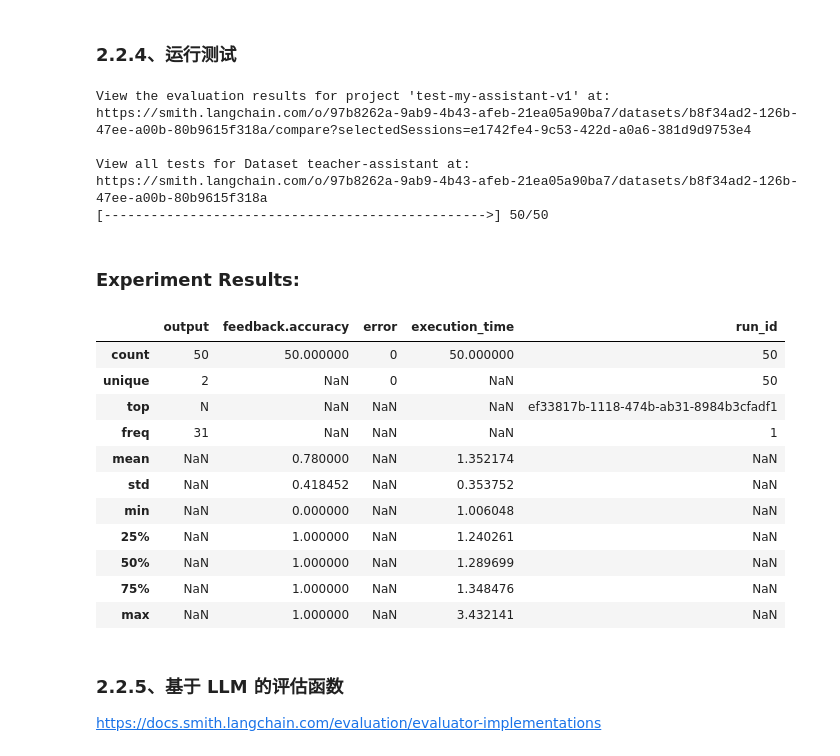
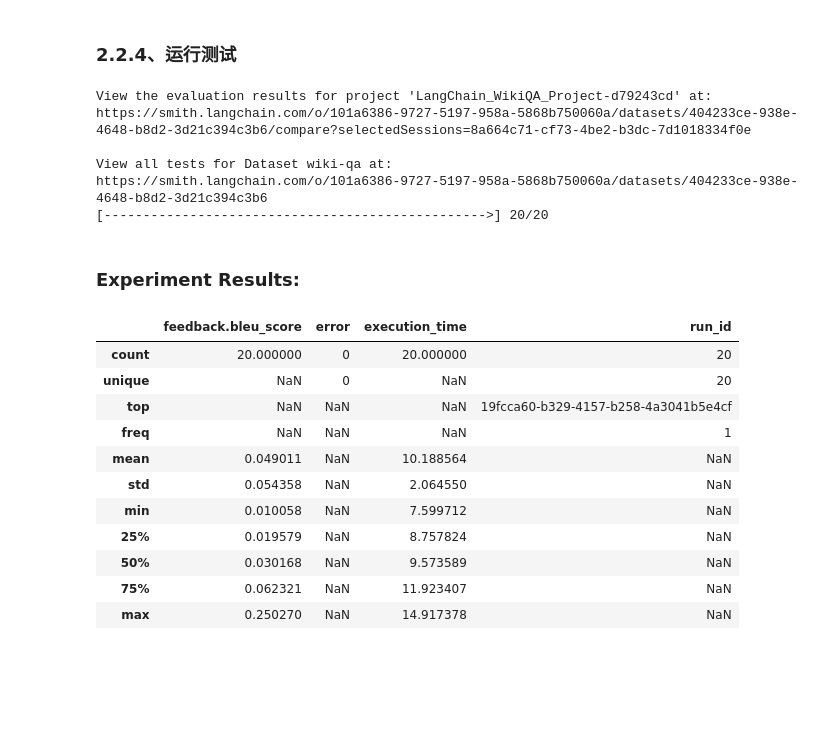
Before and after one commit to fangxy926/llm-learn, a Jupyter notebook: 7-LangSmith & LangFuse/LLM-Tools 课程笔记.ipynb, the cells around one changed output. Saved outputs shown, nothing was run; the diff lists cells and outputs as text; code cells hidden in the pictures; blank space fills up the shorter version.

Commit message:
update LangSmith & LangFuse

```diff
--- a/7-llm-tools/LLM-Tools 课程笔记.ipynb
+++ b/7-LangSmith & LangFuse/LLM-Tools 课程笔记.ipynb
@@ -504,18 +523,25 @@ with open('my_annotations.jsonl','r',encoding='utf-8') as fp:
 # %%
 from langsmith import Client
+import json
 
-client = Client()
 
-dataset_name = "teacher-assistant"
+data = []
+with open('example_dataset.jsonl','r',encoding='utf-8') as fp:
+    for line in fp:
+        example = json.loads(line.strip())
+        data.append(example)
 
+        client = Client()
+
+# 创建数据集
+dataset_name = "wiki-qa"
 dataset = client.create_dataset(
     dataset_name, #数据集名称
-    description="AGIClass线上跟课助手的标注数据", #数据集描述
+    description="wiki问答数据集", #数据集描述
 )
 
-
 client.create_examples(
-    inputs=[{"input":item["input"]} for item in data[:50]],
-    outputs=[{"output":item["expected_output"]} for item in data[:50]],
+    inputs=[{"input":item["question"]} for item in data[:20]],
+    outputs=[{"output":item["answer"]} for item in data[:20]],
     dataset_id=dataset.id
 )
@@ -557,8 +607,13 @@ from langchain.evaluation import EvaluatorType
 from langchain.smith import RunEvalConfig
 
 evaluation_config = RunEvalConfig(
-    # 自定义评估标准
-    custom_evaluators=[AccuracyEvaluator()],
+    # 评估器，可多选
+    evaluators=[
+        # 使用一个内置的StringEvaluator
+        EvaluatorType.QA,
+    ],
+    # 可追加自定评估标准
+    custom_evaluators=[BleuEvaluator()]
 )
 # %% [markdown]
 ### 2.2.4、运行测试
@@ -591,43 +655,37 @@ chain_v1 = (
     | parser
 )
 # %%
-from langchain.smith import (
-    arun_on_dataset,
-    run_on_dataset,
-)
+from langchain.smith import arun_on_dataset, run_on_dataset
+
+from uuid import uuid4
+
+unique_id = uuid4().hex[0:8]
 
 results = await arun_on_dataset(
     dataset_name=dataset_name,
     llm_or_chain_factory=chain_v1,
     evaluation=evaluation_config,
     verbose=True,
     client=client,
-    project_name="test-my-assistant-v1",
-    tags=[
-        "prompt_v1",
-    ],  # 可选，自定义的标识
+    project_name=f"LangChain_WikiQA_Project-{unique_id}"
 )
 # %% [output]
-View the evaluation results for project 'test-my-assistant-v1' at:
-https://smith.langchain.com/o/97b8262a-9ab9-4b43-afeb-21ea05a90ba7/datasets/b8f34ad2-126b-47ee-a00b-80b9615f318a/compare?selectedSessions=e1742fe4-9c53-422d-a0a6-381d9d9753e4
+View the evaluation results for project 'LangChain_WikiQA_Project-d79243cd' at:
+https://smith.langchain.com/o/101a6386-9727-5197-958a-5868b750060a/datasets/404233ce-938e-4648-b8d2-3d21c394c3b6/compare?selectedSessions=8a664c71-cf73-4be2-b3dc-7d1018334f0e
 
-View all tests for Dataset teacher-assistant at:
-https://smith.langchain.com/o/97b8262a-9ab9-4b43-afeb-21ea05a90ba7/datasets/b8f34ad2-126b-47ee-a00b-80b9615f318a
-[------------------------------------------------->] 50/50
+View all tests for Dataset wiki-qa at:
+https://smith.langchain.com/o/101a6386-9727-5197-958a-5868b750060a/datasets/404233ce-938e-4648-b8d2-3d21c394c3b6
+[------------------------------------------------->] 20/20
 Experiment Results:
-|  | output | feedback.accuracy | error | execution_time | run_id |
-| count | 50 | 50.000000 | 0 | 50.000000 | 50 |
-| unique | 2 | NaN | 0 | NaN | 50 |
-| top | N | NaN | NaN | NaN | ef33817b-1118-474b-ab31-8984b3cfadf1 |
-| freq | 31 | NaN | NaN | NaN | 1 |
-| mean | NaN | 0.780000 | NaN | 1.352174 | NaN |
-| std | NaN | 0.418452 | NaN | 0.353752 | NaN |
-| min | NaN | 0.000000 | NaN | 1.006048 | NaN |
-| 25% | NaN | 1.000000 | NaN | 1.240261 | NaN |
-| 50% | NaN | 1.000000 | NaN | 1.289699 | NaN |
-| 75% | NaN | 1.000000 | NaN | 1.348476 | NaN |
-| max | NaN | 1.000000 | NaN | 3.432141 | NaN |
+|  | feedback.bleu_score | error | execution_time | run_id |
+| count | 20.000000 | 0 | 20.000000 | 20 |
+| unique | NaN | 0 | NaN | 20 |
+| top | NaN | NaN | NaN | 19fcca60-b329-4157-b258-4a3041b5e4cf |
+| freq | NaN | NaN | NaN | 1 |
+| mean | 0.049011 | NaN | 10.188564 | NaN |
+| std | 0.054358 | NaN | 2.064550 | NaN |
+| min | 0.010058 | NaN | 7.599712 | NaN |
+| 25% | 0.019579 | NaN | 8.757824 | NaN |
+| 50% | 0.030168 | NaN | 9.573589 | NaN |
+| 75% | 0.062321 | NaN | 11.923407 | NaN |
+| max | 0.250270 | NaN | 14.917378 | NaN |
-# %% [markdown]
-### 2.2.5、基于 LLM 的评估函数
-
-https://docs.smith.langchain.com/evaluation/evaluator-implementations
```
Also changed, not shown: parts of 35 cells of this notebook, 34 other files.
